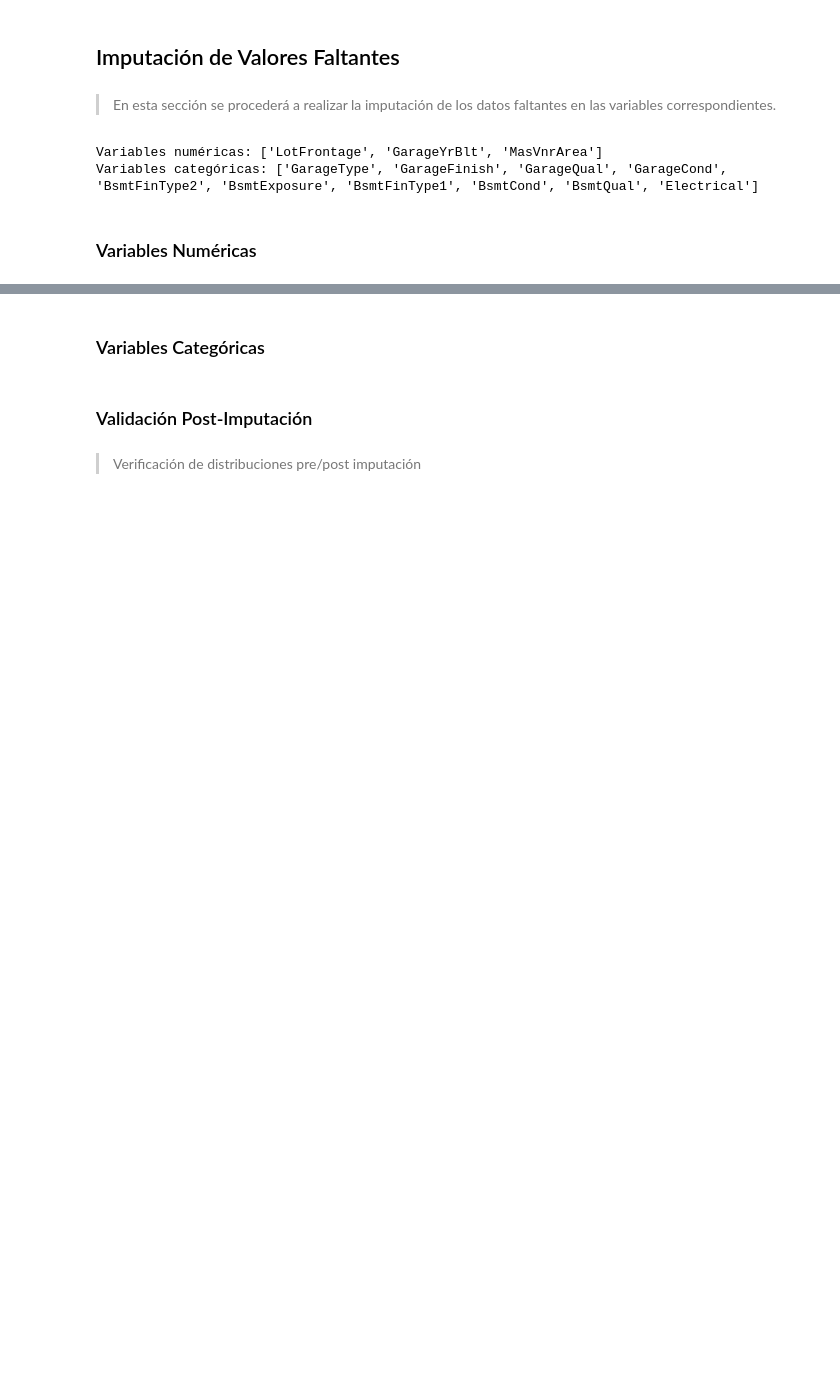
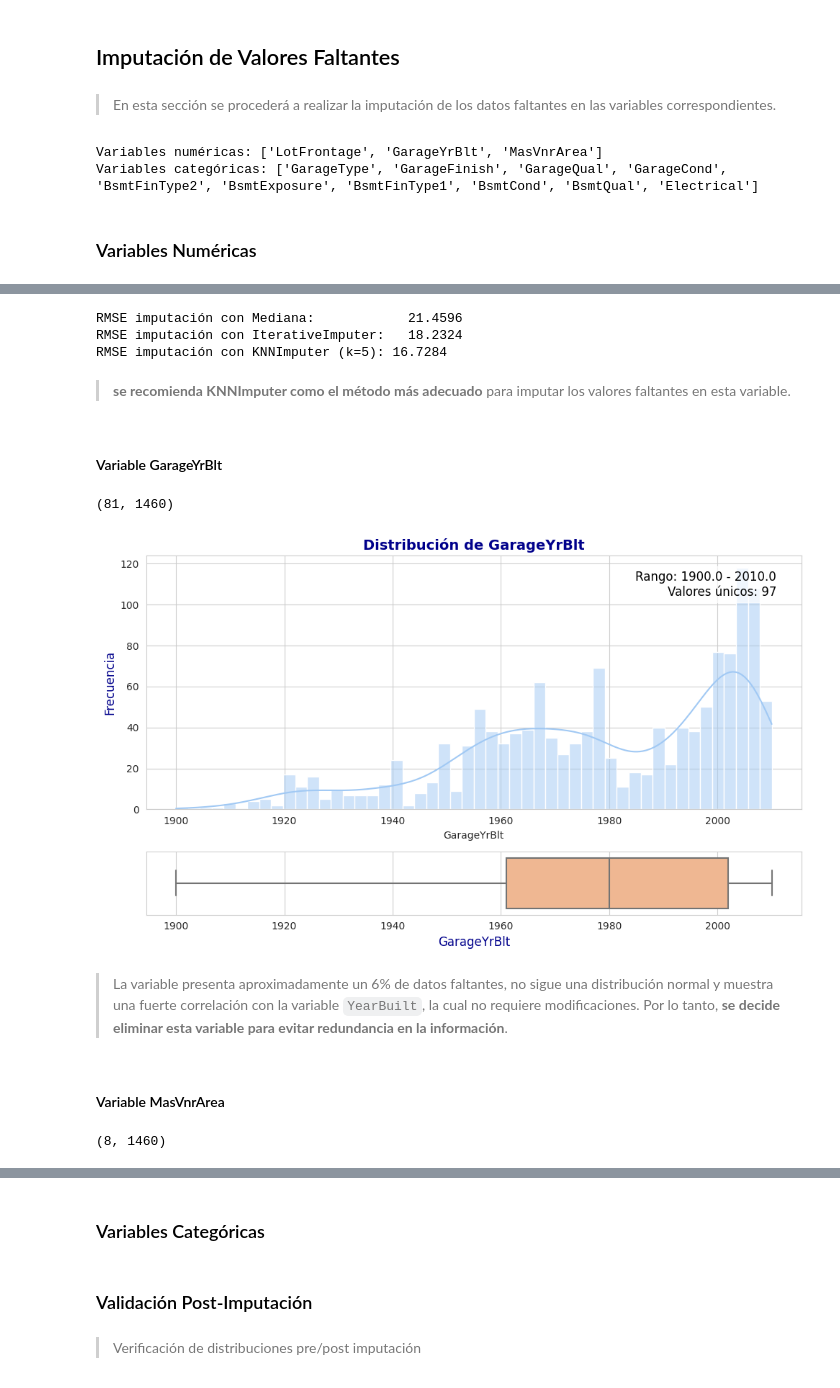
Before and after one commit to 1Dnns/Regression-Projects, a Jupyter notebook: House Prices/notebooks/feacture_engineering.ipynb, the cells around one changed output, grey strips where cells are left out. Saved outputs shown, nothing was run; the diff lists cells and outputs as text; code cells hidden in the pictures; blank space fills up the shorter version.

```diff
--- a/House Prices/notebooks/feacture_engineering.ipynb
+++ b/House Prices/notebooks/feacture_engineering.ipynb
@@ -135,0 +152,26 @@ False
+# %%
+RMSE_imputaciones(data_train, 'LotFrontage')
+# %% [output]
+RMSE imputación con Mediana:            21.4596
+RMSE imputación con IterativeImputer:   18.2324
+RMSE imputación con KNNImputer (k=5): 16.7284
+# %% [markdown]
+> **se recomienda KNNImputer como el método más adecuado** para imputar los valores faltantes en esta variable.
+# %% [markdown]
+#### Variable GarageYrBlt
+# %%
+data_train['GarageYrBlt'].isnull().sum(), len(data_train)
+# %% [output]
+(81, 1460)
+# %%
+analizar_columna_num('GarageYrBlt', data_train)
+# %% [output]
+[figure, added]
+# %% [markdown]
+> La variable presenta aproximadamente un 6% de datos faltantes, no sigue una distribución normal y muestra una fuerte correlación con la variable `YearBuilt`, la cual no requiere modificaciones. Por lo tanto, **se decide eliminar esta variable para evitar redundancia en la información**.
+# %% [markdown]
+#### Variable MasVnrArea
+# %%
+data_train['MasVnrArea'].isnull().sum(), len(data_train)
+# %% [output]
+(8, 1460)
```
Also changed, not shown: parts of 11 cells of this notebook, 1 other file.
